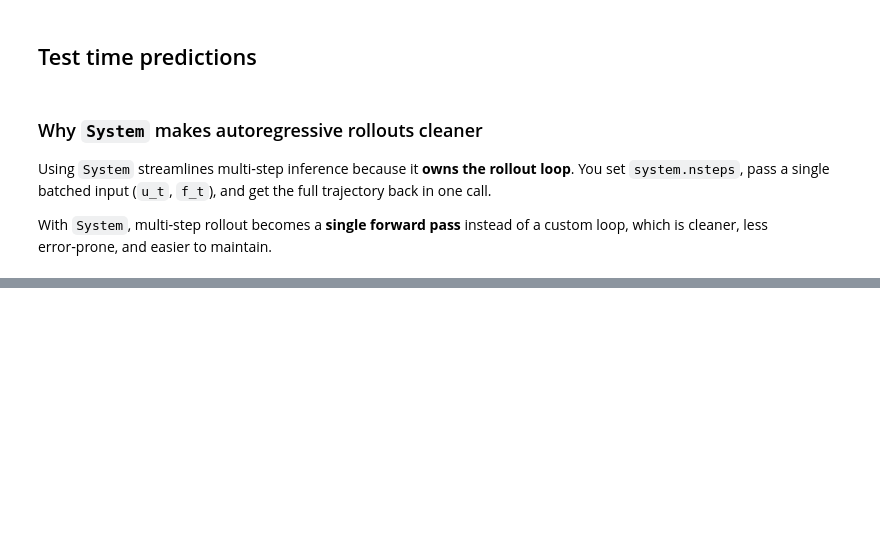
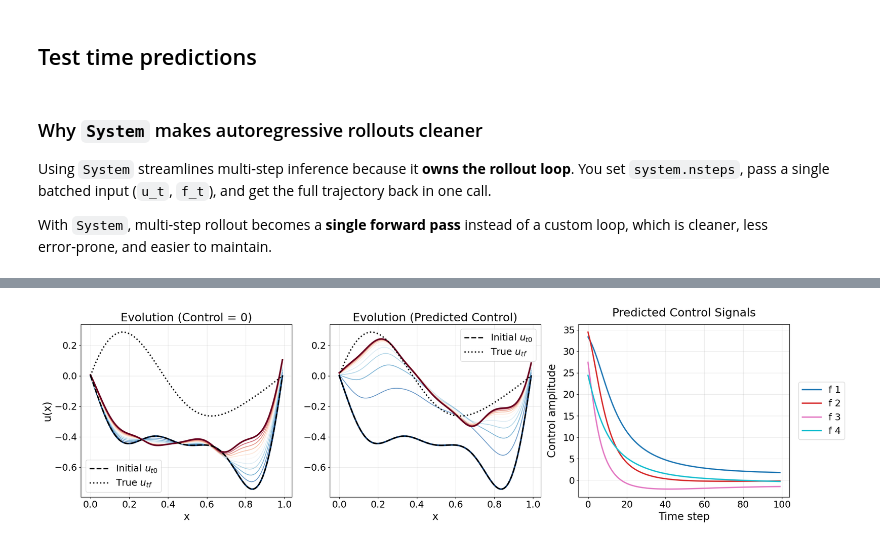
Before and after one commit to EladMichael/neuromancer, a Jupyter notebook: examples/control/Part_7_TIDON_DPC_HEAT.ipynb, the cells around one changed output, grey strips where cells are left out. Drawn from its saved outputs; the diff is of its cells as text; code cells hidden in the pictures; blank space fills up the shorter version.

```diff
--- a/examples/control/Part_7_TIDON_DPC_HEAT.ipynb
+++ b/examples/control/Part_7_TIDON_DPC_HEAT.ipynb
@@ -864,0 +974,15 @@ def plot_rollout_results(
+# %%
+system_dpc = system_dpc.to(device)
+system_dpc.nsteps = nsteps
+
+u_t0 = test_inits[:, None, :].to(device)  # (B, 1, nx)
+u_tf_seq = test_finals[:, None, :].repeat(1, nsteps + 1, 1).to(device)  # (B, T+1, nx)
+
+test_data = {
+    "u_t": u_t0,
+    "u_tf": u_tf_seq,
+}
+
+trajectories = system_dpc(test_data)
+print(trajectories.keys())
+print(trajectories["u_t"].shape)  # (B, nsteps+1, nx)
@@ -864,0 +994,79 @@ def plot_rollout_results(
+# %%
+with torch.no_grad():
+    num_eval = min(num_eval_samples, test_inits.shape[0])
+    eval_indices = torch.randperm(test_inits.shape[0], device="cpu")[:num_eval].tolist()
+
+    for i, idx in enumerate(eval_indices):
+        print(f"\n=== Plotting sample {idx} ===")
+
+        u0 = test_inits[idx : idx + 1].to(device)  # (1, nx)
+        u_tf = test_finals[idx : idx + 1].to(device)  # (1, nx)
+
+        # system inputs
+        u_t0 = u0[:, None, :]  # (1, 1, nx)
+        u_tf_seq = u_tf[:, None, :].repeat(1, rollout_steps + 1, 1)
+
+        test_data = {"u_t": u_t0, "u_tf": u_tf_seq}
+
+        # policy rollout (system_dpc)
+        trajectories = system_dpc(test_data)
+        traj_pred = trajectories["u_t"]  # (1, T+1, nx)
+        controls_pred = trajectories.get("f_t")  # (1, T, nu)
+
+        # # zero-control rollout (baseline)
+        u_t = u0
+        traj_zero = []
+        for _ in range(int(rollout_steps)):
+            c_t = torch.zeros_like(controls_pred[:, 0, :])
+            u_t = node_rk4.callable(u_t, c_t)
+            traj_zero.append(u_t)
+        traj_zero = torch.stack(traj_zero, dim=0)  # (T, 1, nx)
+        traj_zero = torch.cat([u0[None, ...], traj_zero], dim=0)  # (T+1, 1, nx)
+
+        # terminal loss (extended)
+        loss_extended = torch.mean((traj_pred[:, -1, :] - u_tf) ** 2)
+
+        # physical PDE rollout
+        (
+            traj_pred_phys,
+            traj_zero_phys,
+            controls_pred_phys,
+            u_t0_phys,
+            u_tf_phys,
+            loss_physical,
+        ) = loss_test_fn_physical(policy, x_cord, u0, u_tf, rollout_steps=rollout_steps)
+
+        # boundary checks (physical)
+        if not torch.isclose(u_t0_phys[0, 0], torch.tensor(0.0), atol=1e-6):
+            print("Warning: u_t0 boundary at x=0 is not zero (physical).")
+        if not torch.isclose(u_t0_phys[0, -1], torch.tensor(0.0), atol=1e-6):
+            print("Warning: u_t0 boundary at x=1 is not zero (physical).")
+        if not torch.isclose(traj_pred_phys[-1, 0, 0], torch.tensor(0.0), atol=1e-6):
+            print("Warning: physical rollout boundary at x=0 is not zero.")
+        if not torch.isclose(traj_pred_phys[-1, 0, -1], torch.tensor(0.0), atol=1e-6):
+            print("Warning: physical rollout boundary at x=1 is not zero.")
+
+        print(
+            "Shapes:",
+            tuple(traj_pred.shape),
+            tuple(traj_zero.shape),
+            tuple(controls_pred.shape),
+            tuple(u_t0[0].shape),
+            tuple(u_tf.shape),
+            "Loss (extended):",
+            float(loss_extended),
+            "Loss (physical):",
+            float(loss_physical),
+        )
+
+        # plots
+        plot_rollout_comparison(
+            x_cord=x_cord.cpu().numpy().squeeze(),
+            traj_pred=traj_pred[0].cpu().numpy(),
+            traj_zero=traj_zero[:, 0, :].cpu().numpy(),
+            u_t0=u0[0].cpu().numpy(),
+            u_tf=u_tf[0].cpu().numpy(),
+            control_pred=controls_pred[0].cpu().numpy(),
+            step=max(1, nsteps // 10),
+        )
+# %% [output]
@@ -864,0 +1076 @@ def plot_rollout_results(
+[figure, added]
```
Also changed, not shown: parts of 24 cells of this notebook.
